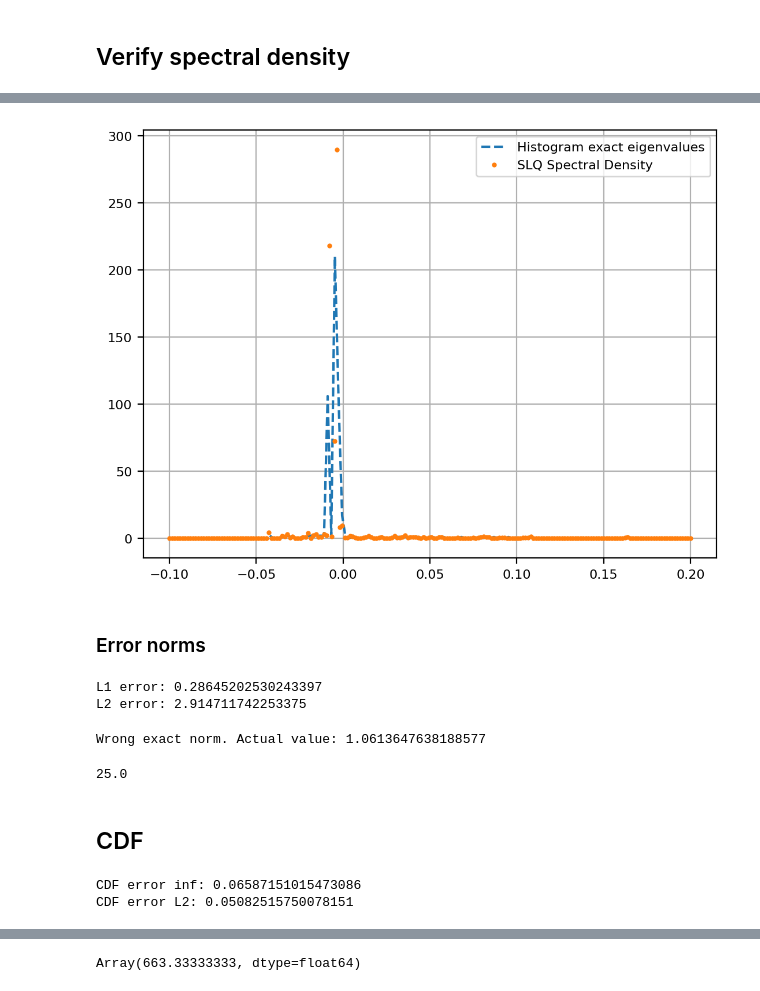
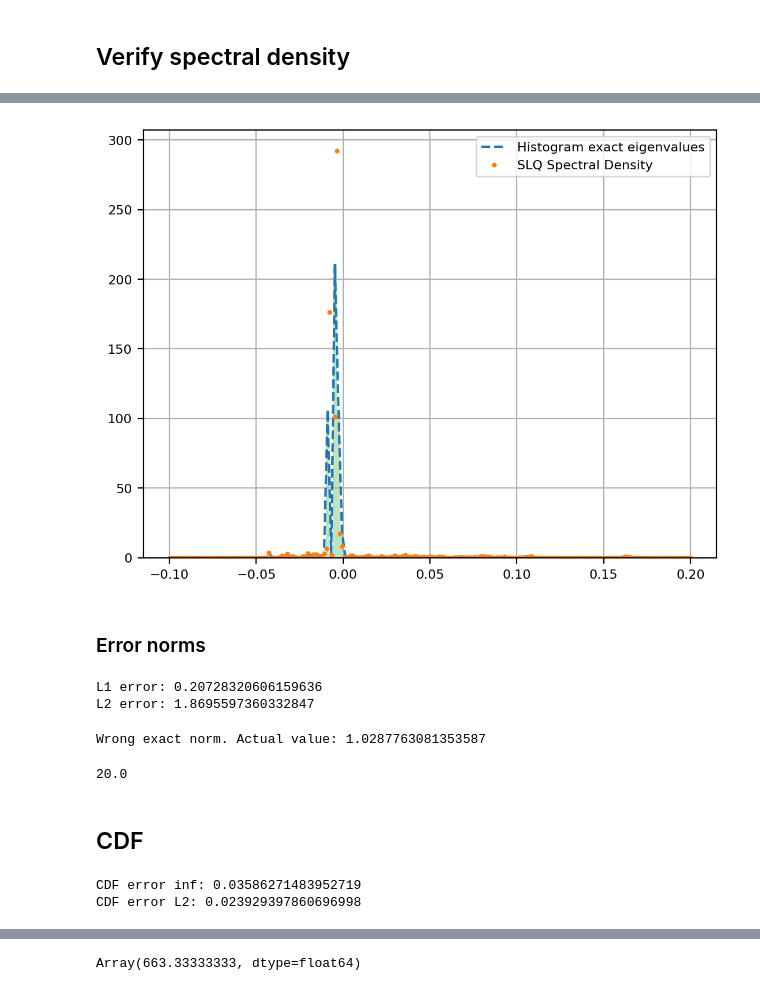
Before and after one commit to EmilianoG-byte/iqm-benchmarks, a Jupyter notebook: playground/num_sequences/testing_sd_approach.ipynb, the cells around one changed output, grey strips where cells are left out. Drawn from its saved outputs; the diff is of its cells as text; code cells hidden in the pictures.

```diff
--- a/playground/num_sequences/testing_sd_approach.ipynb
+++ b/playground/num_sequences/testing_sd_approach.ipynb
@@ -898,7 +898,7 @@ def hessian_vector_function(v: jnp.ndarray) -> jnp.ndarray:
 dim_input = Hessian_matrix.shape[0] // 2
 key = jax.random.PRNGKey(0)
 min_eigval, max_eigval = (-1e-1, 0.2)
-sigma = 2e-2
+sigma = 5e-4
 num_points_grid = 200
 
 # k and m parameters
@@ -916,6 +916,7 @@ grid, spectral_density, sigma_norm = slq_spectral_density(
     max_eigval=max_eigval,
     reorth=True,
     sigma=sigma,
+    normalize_spectral_density=True,
 )
 # %% [output]
 SLQ probe 1/20
@@ -1060,15 +1069,15 @@ bin_centers = 0.5 * (bin_edges[:-1] + bin_edges[1:])
 # %%
 plt.figure(dpi=200)
 plt.plot(bin_centers, hist, "--", label="Histogram exact eigenvalues")
 plt.plot(grid, spectral_density, 'o', markersize=2,label='SLQ Spectral Density')
 # plt.stairs(hist, bin_edges)
-# plt.hist(eigenvals_hermitian_real, bins=100, density=True, alpha=0.3,)
+plt.hist(eigenvals_hermitian_real, bins=100, density=True, alpha=0.3,)
 # plt.plot(grid, spectral_density_exact, '--', label="Exact KDE")
 plt.legend()
 plt.grid()
 plt.show()
 # %% [output]
-[figure, old version]
+[figure, new version]
 # %% [markdown]
 ### Error norms
 # %%
@@ -1081,8 +1090,8 @@ l2_error = jnp.sqrt(jnp.sum((spectral_density - spectral_density_exact)**2) * dx
 print(f"L2 error: {l2_error}")
 # It seems like these values are to be expected since a slight shift in the peaks would make a big difference in the norm errors.
 # %% [output]
-L1 error: 0.28645202530243397
-L2 error: 2.914711742253375
+L1 error: 0.20728320606159636
+L2 error: 1.8695597360332847
 # %%
 norm_slq = jnp.sum(spectral_density) * dx
 if not abs(norm_slq - 1.0) < 1e-3:
@@ -1092,12 +1101,12 @@ norm_exact = jnp.sum(spectral_density_exact) * dx
 if not abs(norm_exact - 1.0) < 1e-3:
     print(f"Wrong exact norm. Actual value: {norm_exact}")
 # %% [output]
-Wrong exact norm. Actual value: 1.0613647638188577
+Wrong exact norm. Actual value: 1.0287763081353587
 # %%
 # Wasserstein distance:
 0.01 / sigma_norm
 # %% [output]
-25.0
+20.0
 # %% [markdown]
 ## CDF
 # %%
@@ -1114,8 +1123,8 @@ cdf_l2   = jnp.sqrt(jnp.mean((cdf_exact - cdf_slq)**2))
 print(f"CDF error inf: {cdf_linf}")
 print(f"CDF error L2: {cdf_l2}")
 # %% [output]
-CDF error inf: 0.06587151015473086
-CDF error L2: 0.05082515750078151
+CDF error inf: 0.03586271483952719
+CDF error L2: 0.023929397860696998
 # %%
 plt.figure(dpi=200)
 eps = 1e-6
```
Also changed, not shown: parts of 41 cells of this notebook, 1 other file.
